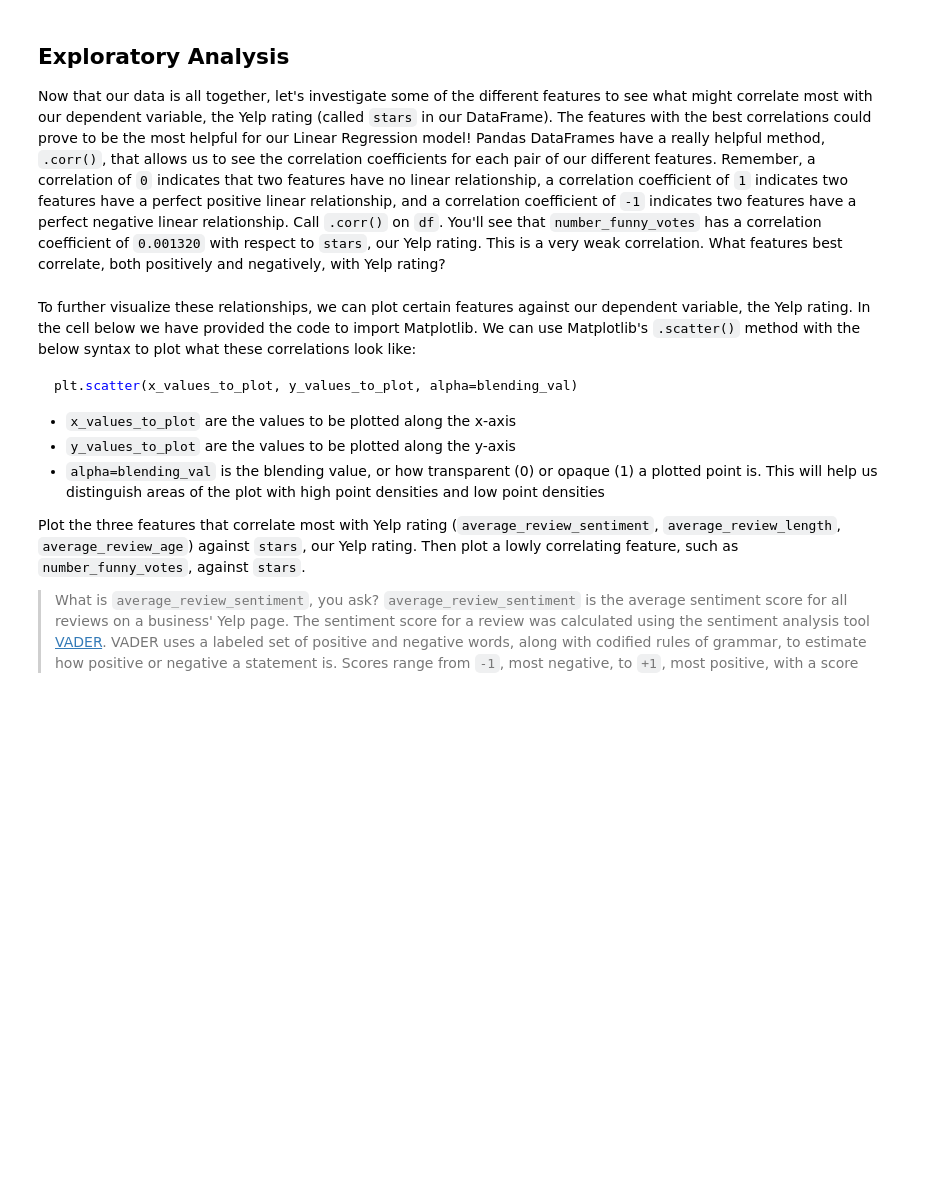
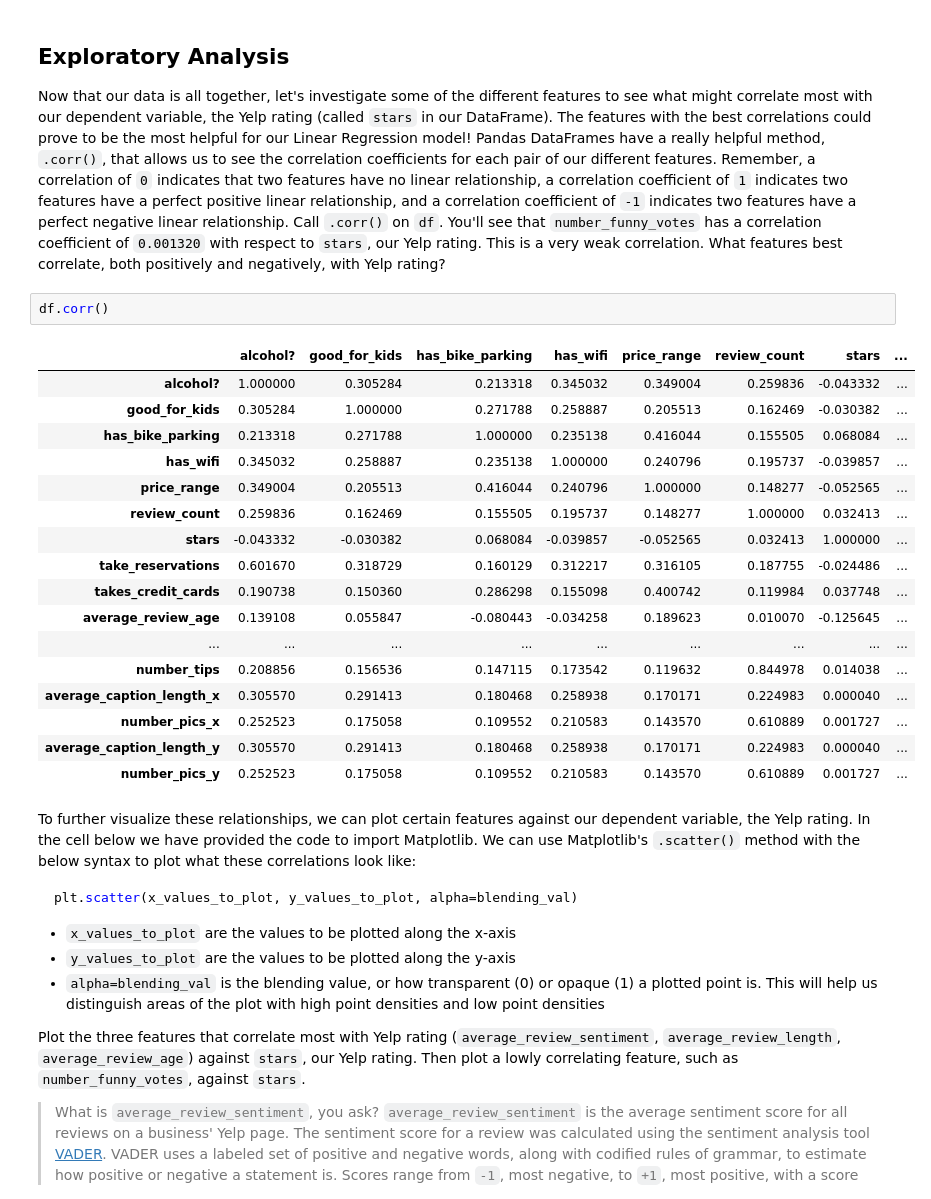
Before and after one commit to LenSin3/yelp_regression_project, a Jupyter notebook: yelp_regression.ipynb, the cells around one changed output. Saved outputs shown, nothing was run; the diff lists cells and outputs as text; blank space fills up the shorter version.

```diff
--- a/yelp_regression.ipynb
+++ b/yelp_regression.ipynb
@@ -261,6 +261,26 @@ df.fillna({'weekday_checkins':0,
 ## Exploratory Analysis
 
 Now that our data is all together, let's investigate some of the different features to see what might correlate most with our dependent variable, the Yelp rating (called `stars` in our DataFrame). The features with the best correlations could prove to be the most helpful for our Linear Regression model! Pandas DataFrames have a really helpful method, `.corr()`, that allows us to see the correlation coefficients for each pair of our different features. Remember, a correlation of `0` indicates that two features have no linear relationship, a correlation coefficient of `1` indicates two features have a perfect positive linear relationship, and a correlation coefficient of `-1` indicates two features have a perfect negative linear relationship. Call `.corr()` on `df`. You'll see that `number_funny_votes` has a correlation coefficient of `0.001320` with respect to `stars`, our Yelp rating. This is a very weak correlation. What features best correlate, both positively and negatively, with Yelp rating?
+# %%
+df.corr()
+# %% [output]
+|  | alcohol? | good_for_kids | has_bike_parking | has_wifi | price_range | review_count | stars | ... |
+| alcohol? | 1.000000 | 0.305284 | 0.213318 | 0.345032 | 0.349004 | 0.259836 | -0.043332 | ... |
+| good_for_kids | 0.305284 | 1.000000 | 0.271788 | 0.258887 | 0.205513 | 0.162469 | -0.030382 | ... |
+| has_bike_parking | 0.213318 | 0.271788 | 1.000000 | 0.235138 | 0.416044 | 0.155505 | 0.068084 | ... |
+| has_wifi | 0.345032 | 0.258887 | 0.235138 | 1.000000 | 0.240796 | 0.195737 | -0.039857 | ... |
+| price_range | 0.349004 | 0.205513 | 0.416044 | 0.240796 | 1.000000 | 0.148277 | -0.052565 | ... |
+| review_count | 0.259836 | 0.162469 | 0.155505 | 0.195737 | 0.148277 | 1.000000 | 0.032413 | ... |
+| stars | -0.043332 | -0.030382 | 0.068084 | -0.039857 | -0.052565 | 0.032413 | 1.000000 | ... |
+| take_reservations | 0.601670 | 0.318729 | 0.160129 | 0.312217 | 0.316105 | 0.187755 | -0.024486 | ... |
+| takes_credit_cards | 0.190738 | 0.150360 | 0.286298 | 0.155098 | 0.400742 | 0.119984 | 0.037748 | ... |
+| average_review_age | 0.139108 | 0.055847 | -0.080443 | -0.034258 | 0.189623 | 0.010070 | -0.125645 | ... |
+| ... | ... | ... | ... | ... | ... | ... | ... | ... |
+| number_tips | 0.208856 | 0.156536 | 0.147115 | 0.173542 | 0.119632 | 0.844978 | 0.014038 | ... |
+| average_caption_length_x | 0.305570 | 0.291413 | 0.180468 | 0.258938 | 0.170171 | 0.224983 | 0.000040 | ... |
+| number_pics_x | 0.252523 | 0.175058 | 0.109552 | 0.210583 | 0.143570 | 0.610889 | 0.001727 | ... |
+| average_caption_length_y | 0.305570 | 0.291413 | 0.180468 | 0.258938 | 0.170171 | 0.224983 | 0.000040 | ... |
+| number_pics_y | 0.252523 | 0.175058 | 0.109552 | 0.210583 | 0.143570 | 0.610889 | 0.001727 | ... |
 # %% [markdown]
 To further visualize these relationships, we can plot certain features against our dependent variable, the Yelp rating. In the cell below we have provided the code to import Matplotlib. We can use Matplotlib's `.scatter()` method with the below syntax to plot what these correlations look like:
 
```
Also changed, not shown: parts of 6 cells of this notebook.
